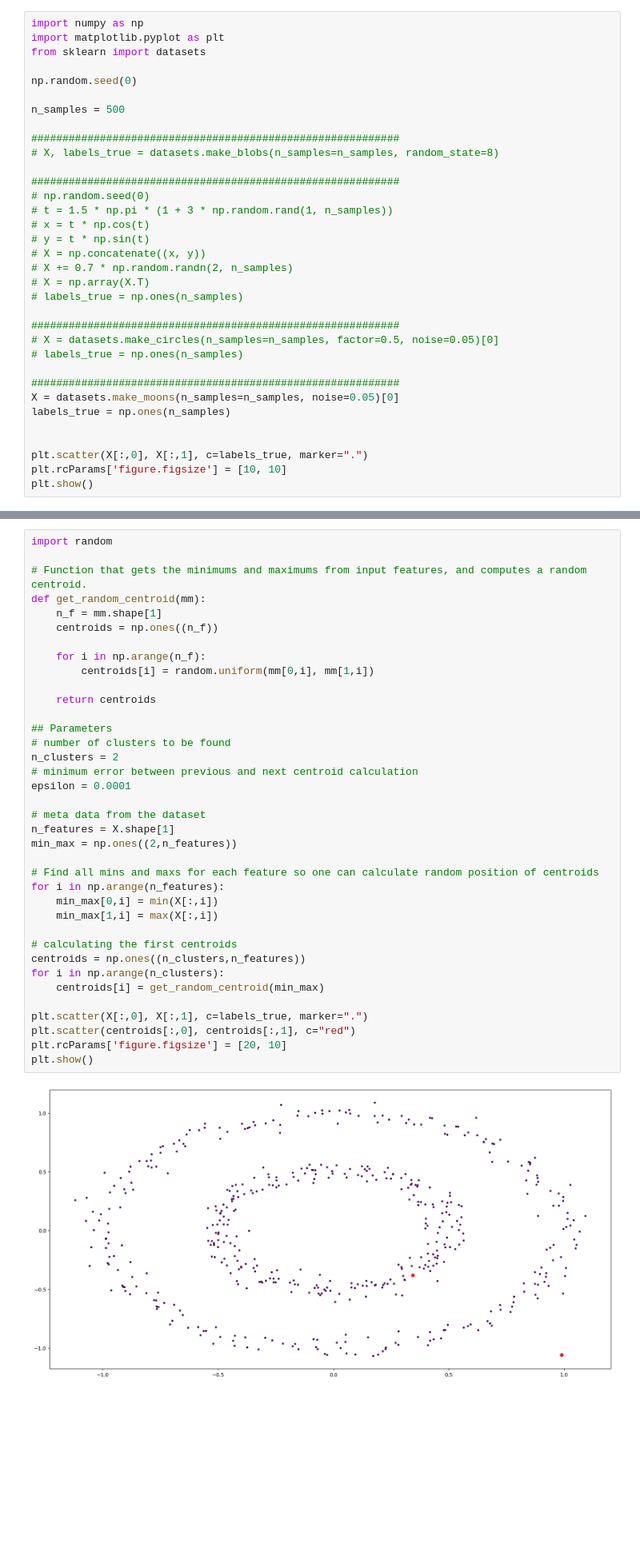
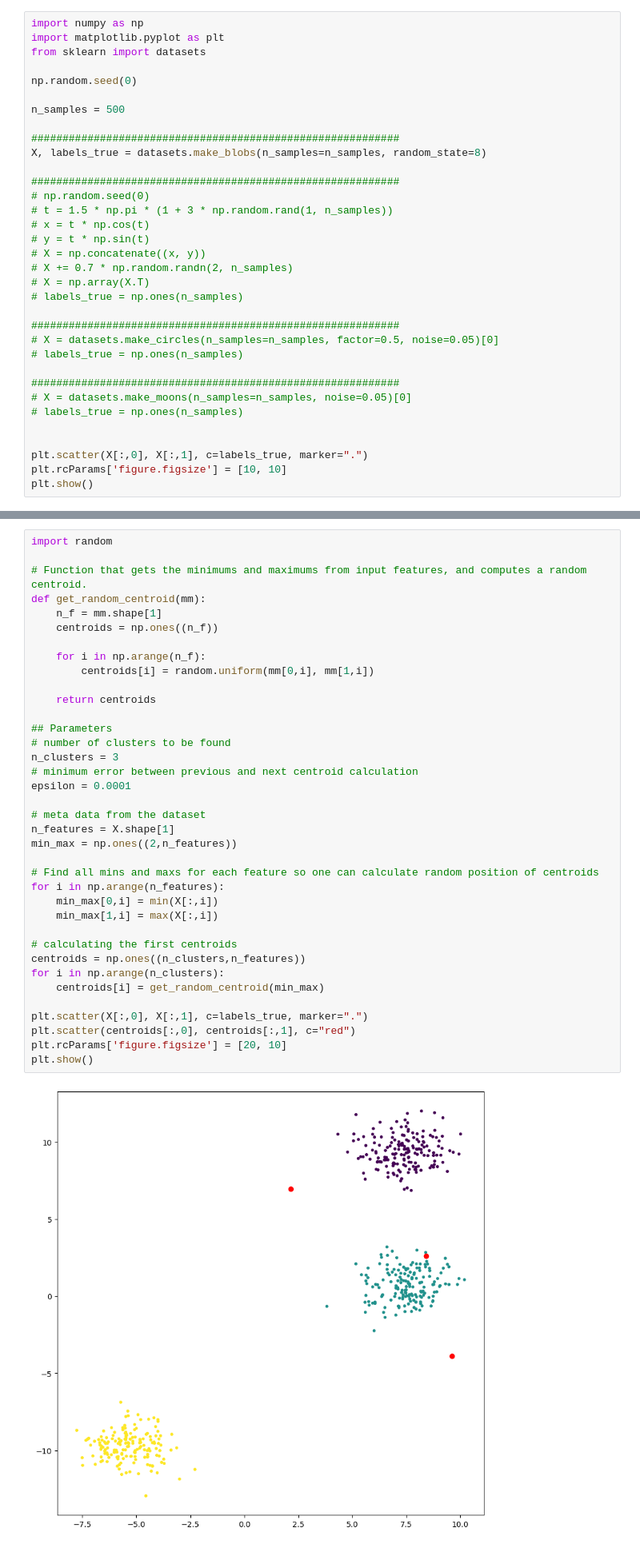
Before and after one commit to jpcreis15/Unsupervised-Learning-code, a Jupyter notebook: 2_k-means.ipynb, the cells around one changed output, grey strips where cells are left out. Shown at 80% size. Drawn from its saved outputs; the diff is of its cells as text; blank space fills up the shorter version.

```diff
--- a/2_k-means.ipynb
+++ b/2_k-means.ipynb
@@ -8,7 +8,7 @@ np.random.seed(0)
 n_samples = 500
 
 ###########################################################
-# X, labels_true = datasets.make_blobs(n_samples=n_samples, random_state=8)
+X, labels_true = datasets.make_blobs(n_samples=n_samples, random_state=8)
 
 ###########################################################
 # np.random.seed(0)
@@ -25,8 +25,8 @@ n_samples = 500
 # labels_true = np.ones(n_samples)
 
 ###########################################################
-X = datasets.make_moons(n_samples=n_samples, noise=0.05)[0]
-labels_true = np.ones(n_samples)
+# X = datasets.make_moons(n_samples=n_samples, noise=0.05)[0]
+# labels_true = np.ones(n_samples)
 
 
 plt.scatter(X[:,0], X[:,1], c=labels_true, marker=".")
@@ -44,35 +44,35 @@ def get_random_centroid(mm):
 
     for i in np.arange(n_f):
         centroids[i] = random.uniform(mm[0,i], mm[1,i])
 
     return centroids
 
 ## Parameters
 # number of clusters to be found
-n_clusters = 2
+n_clusters = 3
 # minimum error between previous and next centroid calculation
 epsilon = 0.0001
 
 # meta data from the dataset
 n_features = X.shape[1]
 min_max = np.ones((2,n_features))
 
 # Find all mins and maxs for each feature so one can calculate random position of centroids
 for i in np.arange(n_features):
     min_max[0,i] = min(X[:,i])
     min_max[1,i] = max(X[:,i])
 
 # calculating the first centroids
 centroids = np.ones((n_clusters,n_features))
 for i in np.arange(n_clusters):
     centroids[i] = get_random_centroid(min_max)
 
 plt.scatter(X[:,0], X[:,1], c=labels_true, marker=".")
 plt.scatter(centroids[:,0], centroids[:,1], c="red")
 plt.rcParams['figure.figsize'] = [20, 10]
 plt.show()
 # %% [output]
-[figure, old version]
+[figure, new version]
 # %%
 from scipy.spatial import distance
 
```
Also changed, not shown: parts of 1 cell of this notebook, 10 other files.
